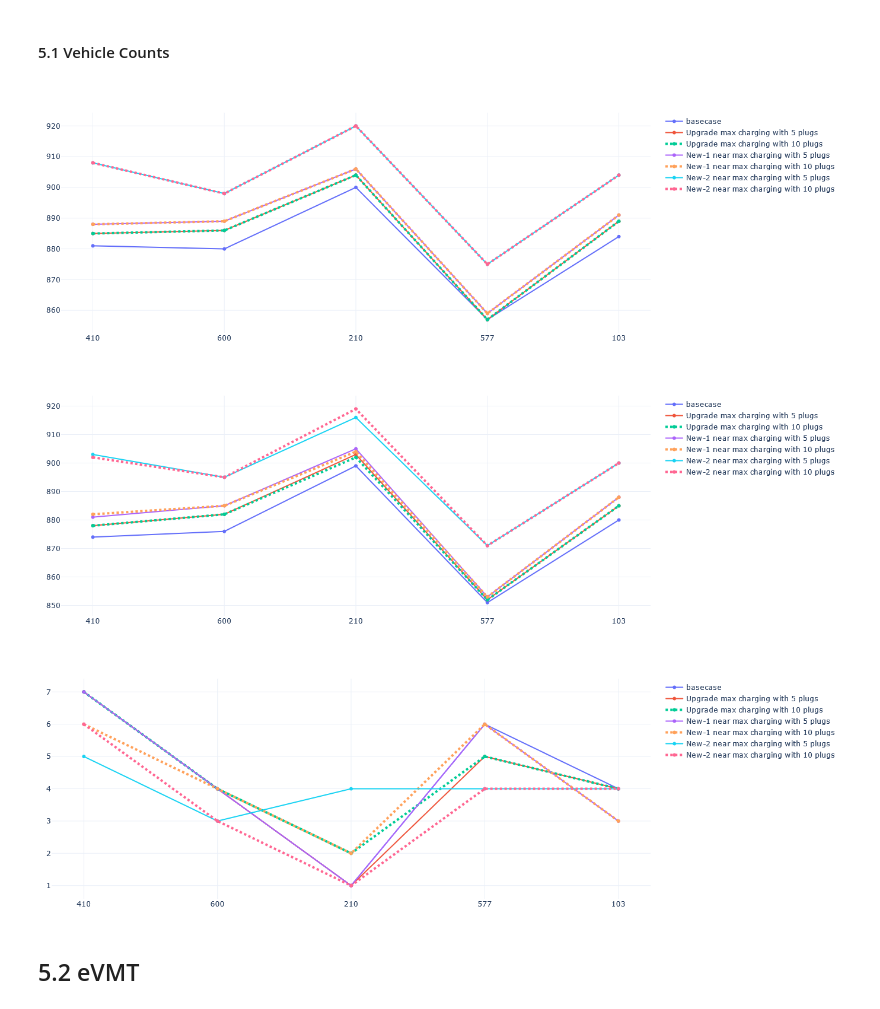
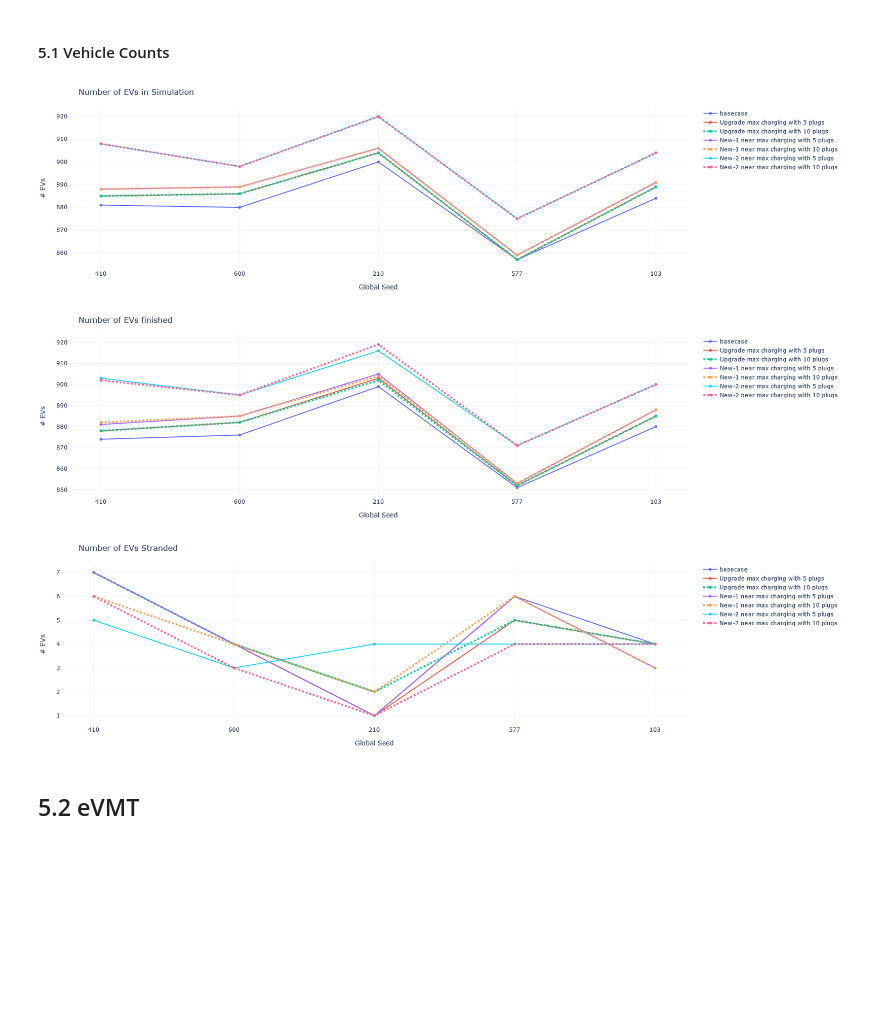
Before and after one commit to chintanp/ChargEval, a Jupyter notebook: scripts/defense_study_1_cs.ipynb, the cells around one changed output. Saved outputs shown, nothing was run; the diff lists cells and outputs as text; code cells hidden in the pictures; blank space fills up the shorter version.

```diff
--- a/scripts/defense_study_1_cs.ipynb
+++ b/scripts/defense_study_1_cs.ipynb
@@ -483,32 +487,34 @@ ne_cs
 # %%
 # EVs in simulation
 fig = go.Figure()
 fig.add_trace(go.Scatter(x=seeds, y=count_stats[(500 <= count_stats['analysis_id']) & (count_stats['analysis_id']<= 504)].sort_values('analysis_id')['sim_count'],
                     mode='lines+markers',
                     name='basecase'))
 fig.add_trace(go.Scatter(x=seeds, y=count_stats[(536 <= count_stats['analysis_id']) & (count_stats['analysis_id']<= 540)].sort_values('analysis_id')['sim_count'],
                     mode='lines+markers',
                     name='Upgrade max charging with 5 plugs'))
 fig.add_trace(go.Scatter(x=seeds, y=count_stats[(541 <= count_stats['analysis_id']) & (count_stats['analysis_id']<= 545)].sort_values('analysis_id')['sim_count'],
                     mode='lines+markers',
                     name='Upgrade max charging with 10 plugs', line=dict(width=4, dash='dot')))
 fig.add_trace(go.Scatter(x=seeds, y=count_stats[(546 <= count_stats['analysis_id']) & (count_stats['analysis_id']<= 550)].sort_values('analysis_id')['sim_count'],
                     mode='lines+markers',
                     name='New-1 near max charging with 5 plugs'))
 fig.add_trace(go.Scatter(x=seeds, y=count_stats[(551 <= count_stats['analysis_id']) & (count_stats['analysis_id']<= 555)].sort_values('analysis_id')['sim_count'],
                     mode='lines+markers',
                     name='New-1 near max charging with 10 plugs', line=dict(width=4, dash='dot')))
 fig.add_trace(go.Scatter(x=seeds, y=count_stats[(556 <= count_stats['analysis_id']) & (count_stats['analysis_id']<= 560)].sort_values('analysis_id')['sim_count'],
                     mode='lines+markers',
                     name='New-2 near max charging with 5 plugs'))
 fig.add_trace(go.Scatter(x=seeds, y=count_stats[(561 <= count_stats['analysis_id']) & (count_stats['analysis_id']<= 565)].sort_values('analysis_id')['sim_count'],
                     mode='lines+markers',
                     name='New-2 near max charging with 10 plugs', line=dict(width=4, dash='dot')))
 fig.update_xaxes(type='category')
-fig.update_layout(margin=dict(l=20, r=20, t=50, b=20), uniformtext_minsize=8, uniformtext_mode='hide', template='plotly_white')
+fig.update_layout(margin=dict(l=20, r=20, t=50, b=20), uniformtext_minsize=8, uniformtext_mode='hide', template='plotly_white', title_text = 'Number of EVs in Simulation',
+        showlegend = True, yaxis_title="# EVs",
+                  xaxis_title="Global Seed", )
 fig.show()
 # %% [output]
-[figure, old version]
+[figure, new version]
 # %%
 # EVs finished
 fig = go.Figure()
@@ -534,10 +540,12 @@ fig.add_trace(go.Scatter(x=seeds, y=count_stats[(561 <= count_stats['analysis_id
                     mode='lines+markers',
                     name='New-2 near max charging with 10 plugs', line=dict(width=4, dash='dot')))
 fig.update_xaxes(type='category')
-fig.update_layout(margin=dict(l=20, r=20, t=50, b=20), uniformtext_minsize=8, uniformtext_mode='hide', template='plotly_white')
+fig.update_layout(margin=dict(l=20, r=20, t=50, b=20), uniformtext_minsize=8, uniformtext_mode='hide', template='plotly_white', title_text = 'Number of EVs finished',
+        showlegend = True, yaxis_title="# EVs",
+                  xaxis_title="Global Seed", )
 fig.show()
 # %% [output]
-[figure, old version]
+[figure, new version]
 # %%
 # EVs stranded
 fig = go.Figure()
@@ -563,10 +571,12 @@ fig.add_trace(go.Scatter(x=seeds, y=count_stats[(561 <= count_stats['analysis_id
                     mode='lines+markers',
                     name='New-2 near max charging with 10 plugs', line=dict(width=4, dash='dot')))
 fig.update_xaxes(type='category')
-fig.update_layout(margin=dict(l=20, r=20, t=50, b=20), uniformtext_minsize=8, uniformtext_mode='hide', template='plotly_white')
+fig.update_layout(margin=dict(l=20, r=20, t=50, b=20), uniformtext_minsize=8, uniformtext_mode='hide', template='plotly_white', title_text = 'Number of EVs Stranded',
+        showlegend = True, yaxis_title="# EVs",
+                  xaxis_title="Global Seed", )
 fig.show()
 # %% [output]
-[figure, old version]
+[figure, new version]
 # %% [markdown]
 ## 5.2 eVMT
 # %%
```
Also changed, not shown: parts of 5 cells of this notebook, 9 other files.
